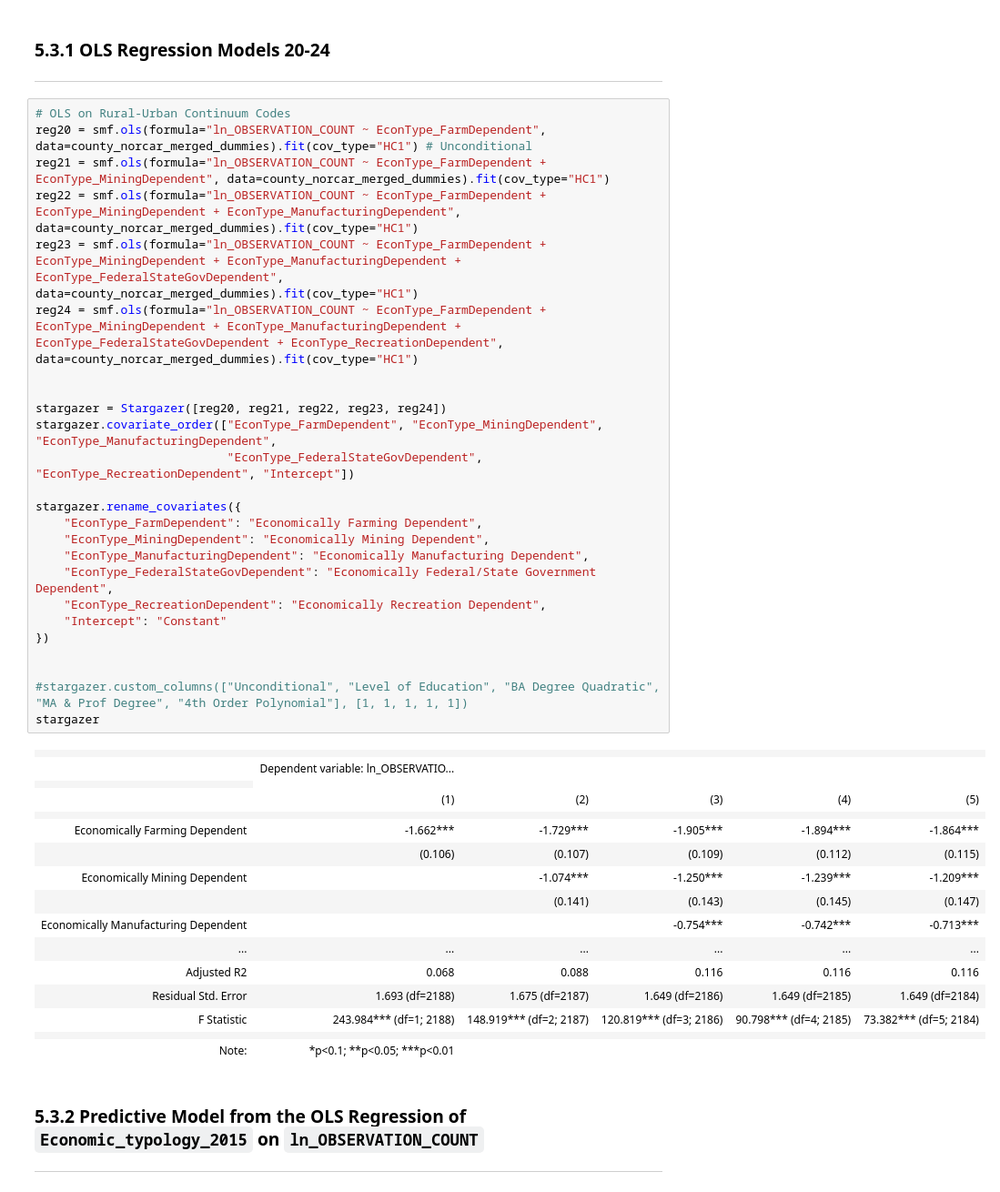
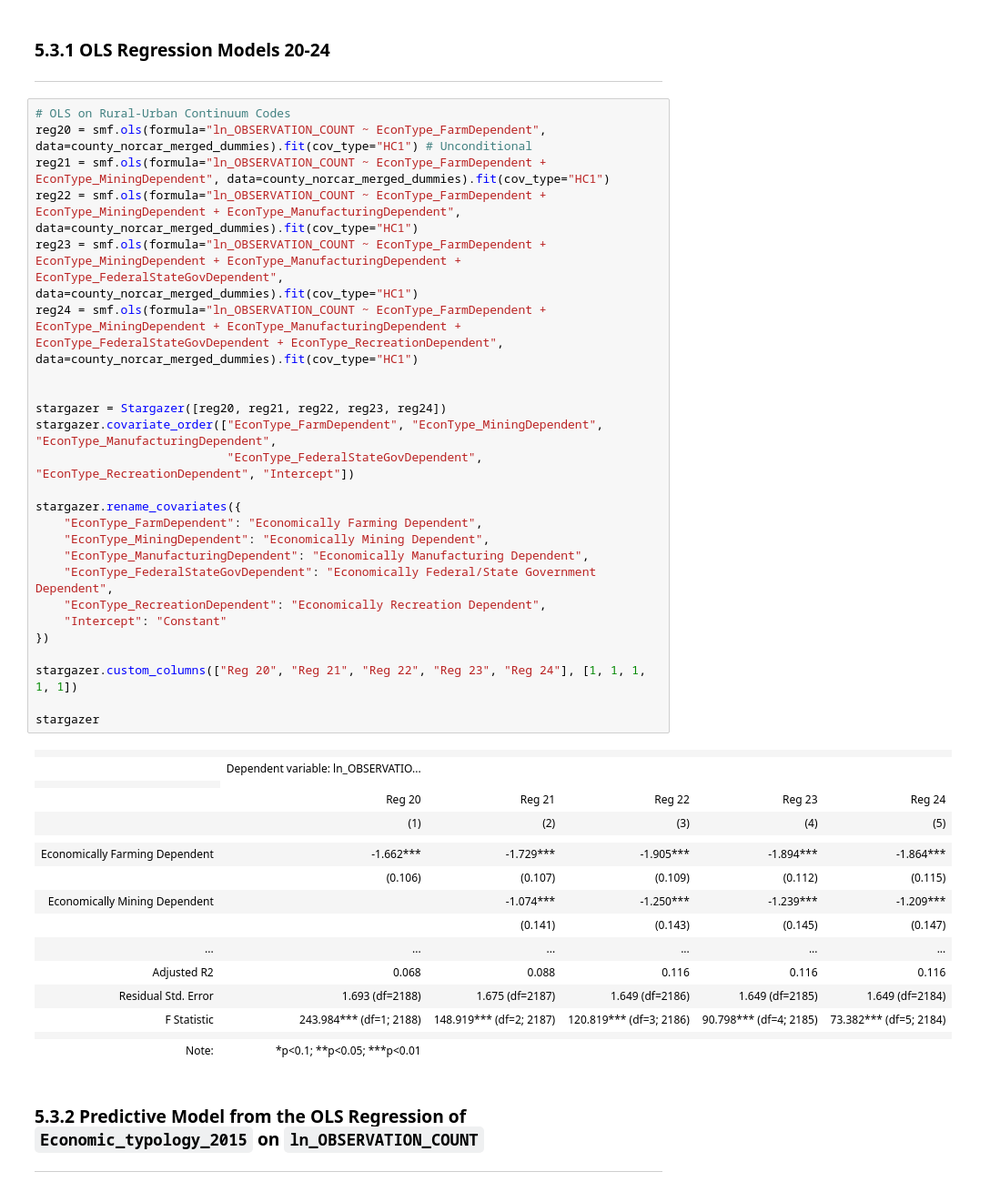
Before and after one commit to Iandrewburg/DA2_TERM_PROJECT, a Jupyter notebook: Final_Project_Data.ipynb, the cells around one changed output. Shown at 91% size. Drawn from its saved outputs; the diff is of its cells as text.

```diff
--- a/Final_Project_Data.ipynb
+++ b/Final_Project_Data.ipynb
@@ -1365,39 +1369,39 @@ print(plot)
 # %%
 # OLS on Rural-Urban Continuum Codes
 reg20 = smf.ols(formula="ln_OBSERVATION_COUNT ~ EconType_FarmDependent", data=county_norcar_merged_dummies).fit(cov_type="HC1") # Unconditional
 reg21 = smf.ols(formula="ln_OBSERVATION_COUNT ~ EconType_FarmDependent + EconType_MiningDependent", data=county_norcar_merged_dummies).fit(cov_type="HC1")
 reg22 = smf.ols(formula="ln_OBSERVATION_COUNT ~ EconType_FarmDependent + EconType_MiningDependent + EconType_ManufacturingDependent", data=county_norcar_merged_dummies).fit(cov_type="HC1")
 reg23 = smf.ols(formula="ln_OBSERVATION_COUNT ~ EconType_FarmDependent + EconType_MiningDependent + EconType_ManufacturingDependent + EconType_FederalStateGovDependent", data=county_norcar_merged_dummies).fit(cov_type="HC1")
 reg24 = smf.ols(formula="ln_OBSERVATION_COUNT ~ EconType_FarmDependent + EconType_MiningDependent + EconType_ManufacturingDependent + EconType_FederalStateGovDependent + EconType_RecreationDependent", data=county_norcar_merged_dummies).fit(cov_type="HC1")
 
 
 stargazer = Stargazer([reg20, reg21, reg22, reg23, reg24])
 stargazer.covariate_order(["EconType_FarmDependent", "EconType_MiningDependent", "EconType_ManufacturingDependent",
                            "EconType_FederalStateGovDependent", "EconType_RecreationDependent", "Intercept"])
 
 stargazer.rename_covariates({
     "EconType_FarmDependent": "Economically Farming Dependent",
     "EconType_MiningDependent": "Economically Mining Dependent",
     "EconType_ManufacturingDependent": "Economically Manufacturing Dependent",
     "EconType_FederalStateGovDependent": "Economically Federal/State Government Dependent",
     "EconType_RecreationDependent": "Economically Recreation Dependent",
     "Intercept": "Constant"
 })
 
+stargazer.custom_columns(["Reg 20", "Reg 21", "Reg 22", "Reg 23", "Reg 24"], [1, 1, 1, 1, 1])
 
-#stargazer.custom_columns(["Unconditional", "Level of Education", "BA Degree Quadratic", "MA & Prof Degree", "4th Order Polynomial"], [1, 1, 1, 1, 1])
 stargazer
 # %% [output]
 |  |  |  |  |  |  |
 |  | Dependent variable: ln_OBSERVATIO... |  |  |  |  |
 |  |
+|  | Reg 20 | Reg 21 | Reg 22 | Reg 23 | Reg 24 |
 |  | (1) | (2) | (3) | (4) | (5) |
 |  |  |  |  |  |  |
 | Economically Farming Dependent | -1.662*** | -1.729*** | -1.905*** | -1.894*** | -1.864*** |
 |  | (0.106) | (0.107) | (0.109) | (0.112) | (0.115) |
 | Economically Mining Dependent |  | -1.074*** | -1.250*** | -1.239*** | -1.209*** |
 |  |  | (0.141) | (0.143) | (0.145) | (0.147) |
-| Economically Manufacturing Dependent |  |  | -0.754*** | -0.742*** | -0.713*** |
 | ... | ... | ... | ... | ... | ... |
 | Adjusted R2 | 0.068 | 0.088 | 0.116 | 0.116 | 0.116 |
 | Residual Std. Error | 1.693 (df=2188) | 1.675 (df=2187) | 1.649 (df=2186) | 1.649 (df=2185) | 1.649 (df=2184) |
```
Also changed, not shown: parts of 3 cells of this notebook.
